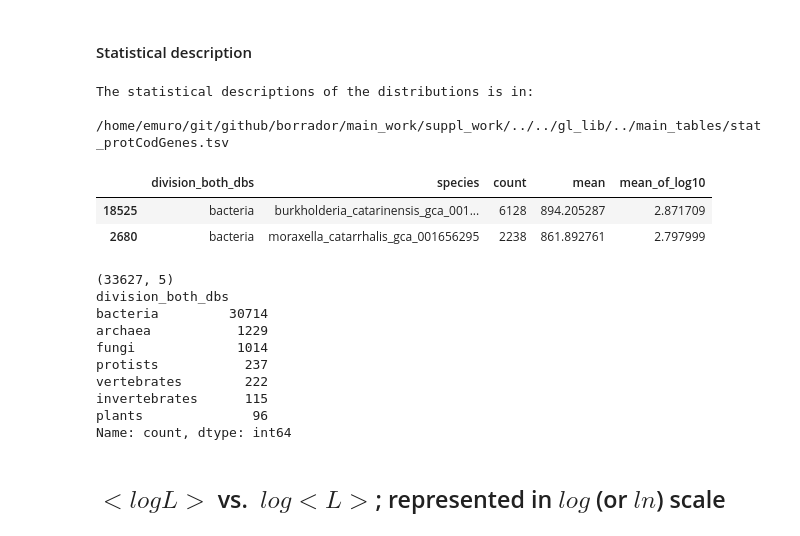
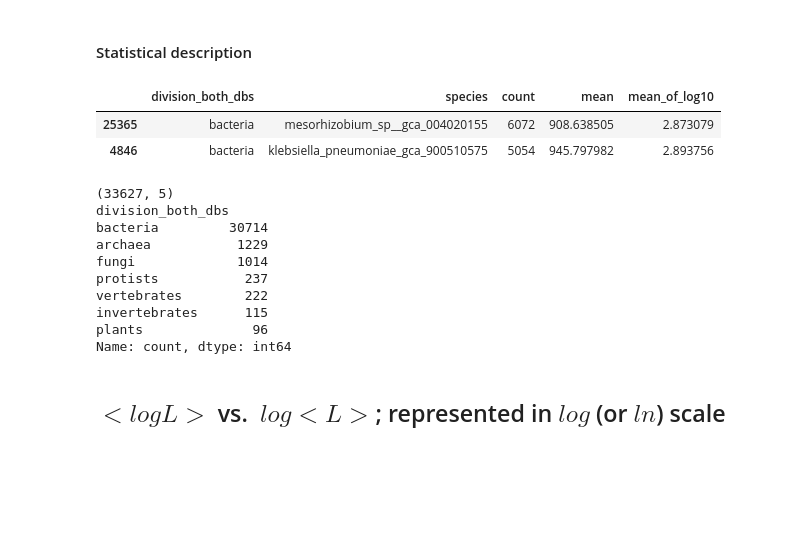
Before and after one commit to emuro/borrador, a Jupyter notebook: main_work/suppl_work/meanOfLn_lnOfMean.ipynb, the cells around one changed output. Drawn from its saved outputs; the diff is of its cells as text; code cells hidden in the pictures; blank space fills up the shorter version.

```diff
--- a/main_work/suppl_work/meanOfLn_lnOfMean.ipynb
+++ b/main_work/suppl_work/meanOfLn_lnOfMean.ipynb
@@ -23,39 +23,38 @@ BOOL_GENES_OR_PROTEINS = "GENES" # GENES or PROTEINS
 # %%
 # statistics on length distributions
 if BOOL_GENES_OR_PROTEINS == "GENES":
     stat_file = c.STAT_G_FILE
 elif BOOL_GENES_OR_PROTEINS == "PROTEINS":
     stat_file = c.STAT_P_FILE
-print("The statistical descriptions of the distributions is in:\n", \
-    stat_file, "\n")
+if 0:
+    print("The statistical descriptions of the distributions is in:\n", \
+        stat_file, "\n")
 
 # retrieve data and diminish the number of columns
 stat_df = pd.read_csv(stat_file, low_memory=False, sep="\t")
 stat_df = stat_df[["division_both_dbs", "species", "count", "mean", "log10_mean"]]
 stat_df = stat_df.rename(columns={'log10_mean': 'mean_of_log10'})
 
 # visualize data
 if 1:
     pd.set_option('display.max_columns', len(stat_df.columns))
     display(stat_df.sample(2))
     print(stat_df.shape)
     print(stat_df["division_both_dbs"].value_counts())
 # %% [output]
+|  | division_both_dbs | species | count | mean | mean_of_log10 |
+| 25365 | bacteria | mesorhizobium_sp__gca_004020155 | 6072 | 908.638505 | 2.873079 |
+| 4846 | bacteria | klebsiella_pneumoniae_gca_900510575 | 5054 | 945.797982 | 2.893756 |
-The statistical descriptions of the distributions is in:
- /home/emuro/git/github/borrador/main_work/suppl_work/../../gl_lib/../main_tables/stat_protCodGenes.tsv
+(33627, 5)
+division_both_dbs
+bacteria         30714
+archaea           1229
+fungi             1014
+protists           237
+vertebrates        222
+invertebrates      115
+plants              96
+Name: count, dtype: int64
-|  | division_both_dbs | species | count | mean | mean_of_log10 |
-| 18525 | bacteria | burkholderia_catarinensis_gca_001... | 6128 | 894.205287 | 2.871709 |
-| 2680 | bacteria | moraxella_catarrhalis_gca_001656295 | 2238 | 861.892761 | 2.797999 |
-(33627, 5)
-division_both_dbs
-bacteria         30714
-archaea           1229
-fungi             1014
-protists           237
-vertebrates        222
-invertebrates      115
-plants              96
-Name: count, dtype: int64
 # %% [markdown]
 ## $<log L>$ vs. ${}$ $log <L>$; represented in $log$ (or $ln$) scale
 # %% [markdown]
```
Also changed, not shown: parts of 2 cells of this notebook.
